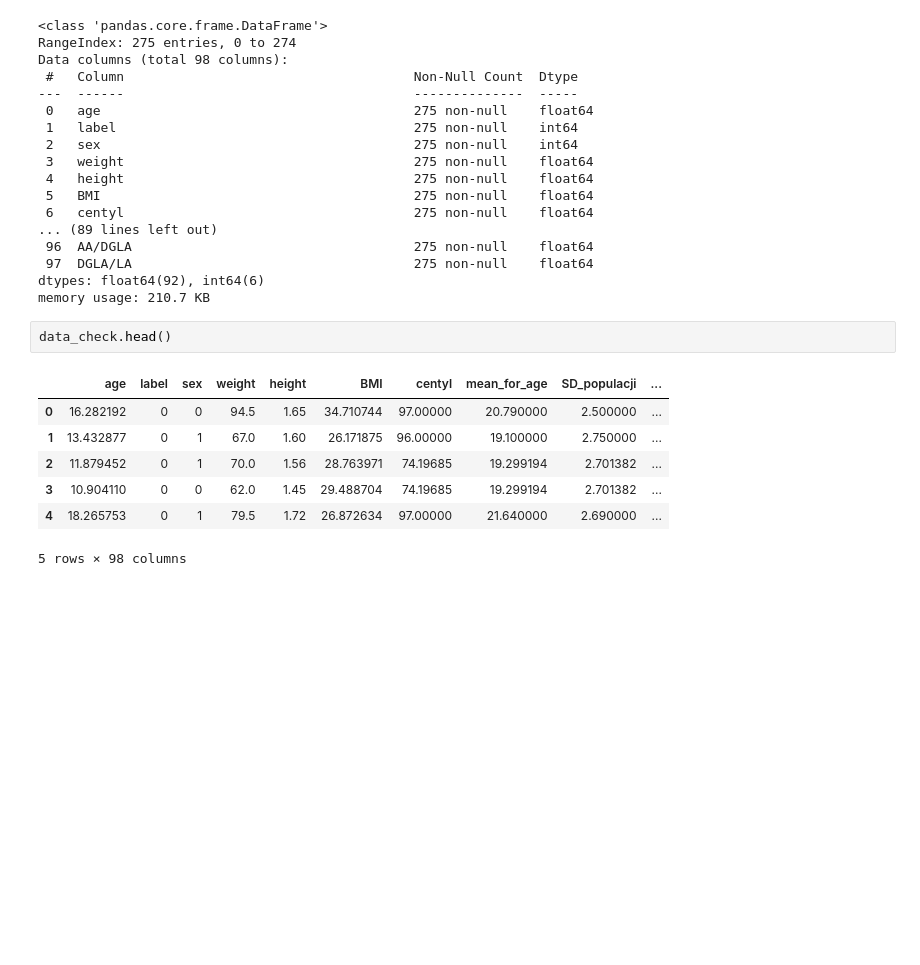
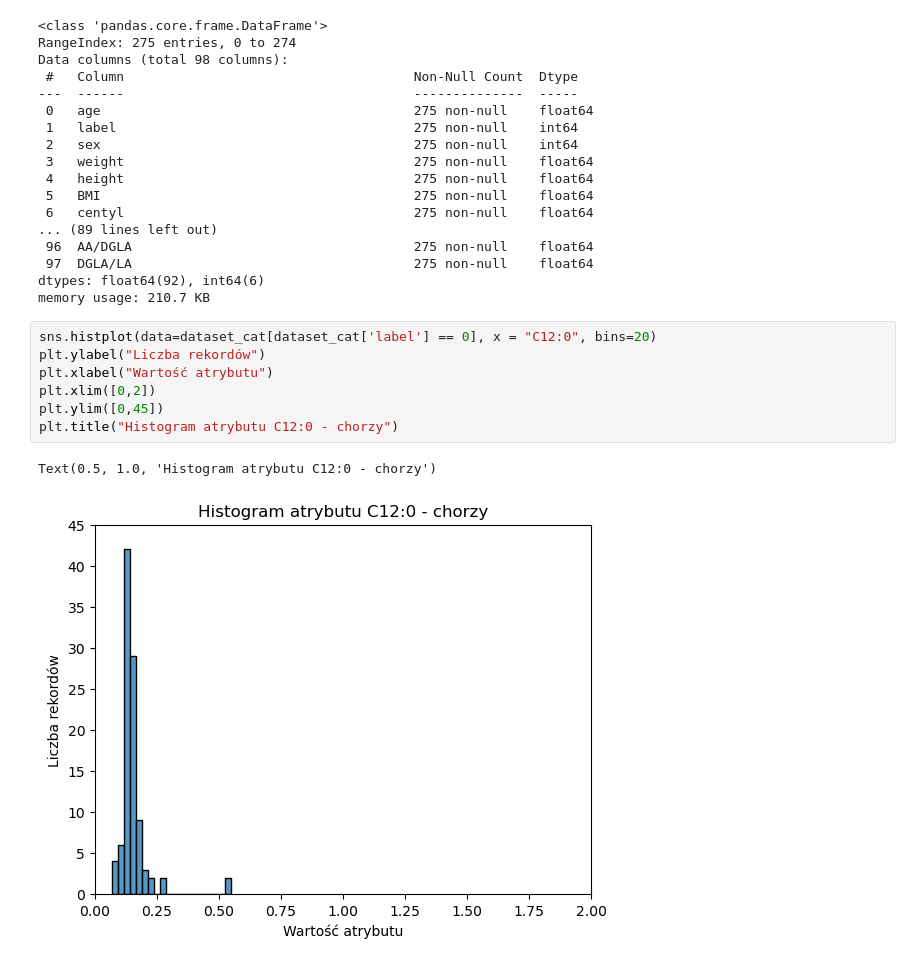
Before and after one commit to jakubpludowski/NAFLD-classifier, a Jupyter notebook: data_loader.ipynb, the cells around one changed output. Saved outputs shown, nothing was run; the diff lists cells and outputs as text; blank space fills up the shorter version.

```diff
--- a/data_loader.ipynb
+++ b/data_loader.ipynb
@@ -466,13 +478,13 @@ Data columns (total 98 columns):
  97  DGLA/LA                                    275 non-null    float64
 dtypes: float64(92), int64(6)
 memory usage: 210.7 KB
-# %%
-data_check.head()
-# %% [output]
-|  | age | label | sex | weight | height | BMI | centyl | mean_for_age | SD_populacji | ... |
-| 0 | 16.282192 | 0 | 0 | 94.5 | 1.65 | 34.710744 | 97.00000 | 20.790000 | 2.500000 | ... |
-| 1 | 13.432877 | 0 | 1 | 67.0 | 1.60 | 26.171875 | 96.00000 | 19.100000 | 2.750000 | ... |
-| 2 | 11.879452 | 0 | 1 | 70.0 | 1.56 | 28.763971 | 74.19685 | 19.299194 | 2.701382 | ... |
-| 3 | 10.904110 | 0 | 0 | 62.0 | 1.45 | 29.488704 | 74.19685 | 19.299194 | 2.701382 | ... |
-| 4 | 18.265753 | 0 | 1 | 79.5 | 1.72 | 26.872634 | 97.00000 | 21.640000 | 2.690000 | ... |
-5 rows × 98 columns
+# %%
+sns.histplot(data=dataset_cat[dataset_cat['label'] == 0], x = "C12:0", bins=20)
+plt.ylabel("Liczba rekordów")
+plt.xlabel("Wartość atrybutu")
+plt.xlim([0,2])
+plt.ylim([0,45])
+plt.title("Histogram atrybutu C12:0 - chorzy")
+# %% [output]
+Text(0.5, 1.0, 'Histogram atrybutu C12:0 - chorzy')
+[figure, added]
```
Also changed, not shown: parts of 6 cells of this notebook, 1 other file.
